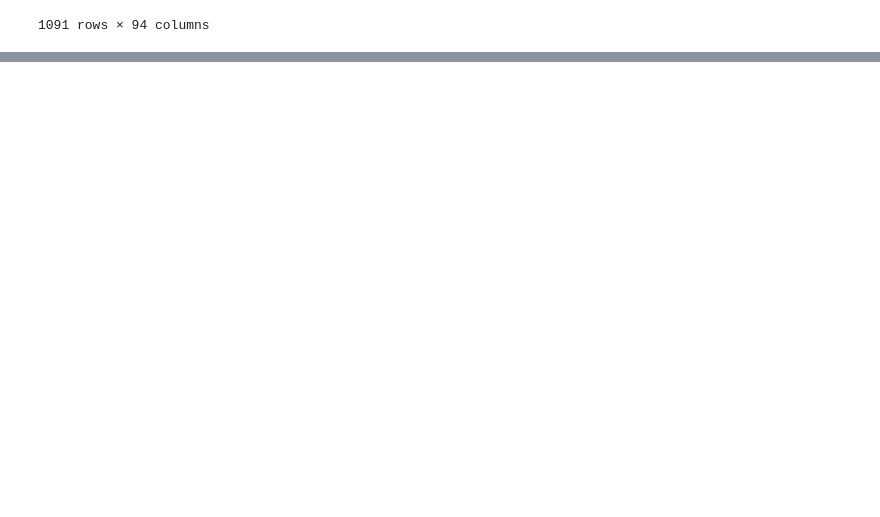
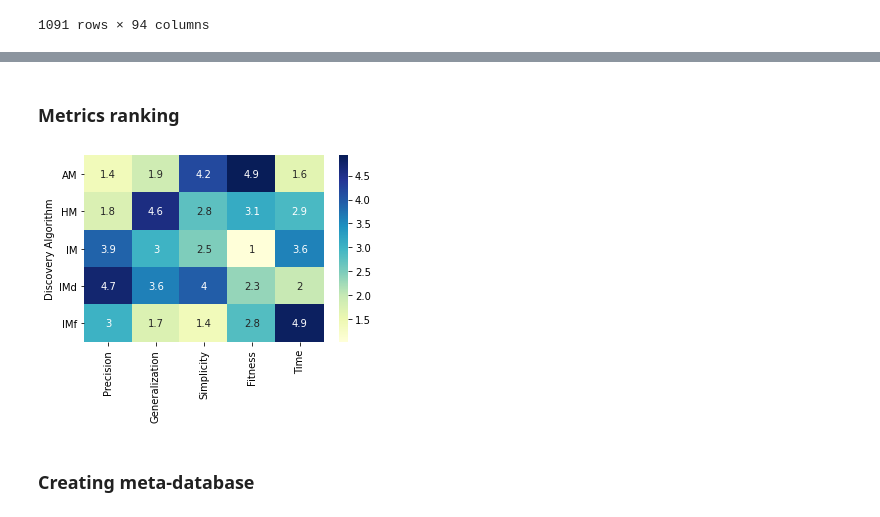
Before and after one commit to gbrltv/process_meta_learning, a Jupyter notebook: evaluation.ipynb, the cells around one changed output, grey strips where cells are left out. Cells and saved outputs as stored; diff of their text form; code cells hidden in the pictures; blank space fills up the shorter version.

```diff
--- a/evaluation.ipynb
+++ b/evaluation.ipynb
@@ -29,0 +47,3 @@ df
+# %%
+df_models = pd.read_csv("process_meta_learning/results/model_metrics.csv")
+df_models
@@ -29,0 +70,15 @@ df
+# %%
+# Model metric rankings
+df_models['log_fitness_rank'] = df_models.groupby("log")['log_fitness'].rank(method="min", ascending=False, na_option="bottom")
+df_models['precision_rank'] = df_models.groupby("log")['precision'].rank(method="min", ascending=False, na_option="bottom")
+df_models['generalization_rank'] = df_models.groupby("log")['generalization'].rank(method="min", ascending=False, na_option="bottom")
+df_models['simplicity_rank'] = df_models.groupby("log")['simplicity'].rank(method="min", ascending=False, na_option="bottom")
+
+# Time ranks
+df_models['discovery_time_rank'] = df_models.groupby("log")['discovery_time'].rank(method="min", ascending=True, na_option="bottom")
+df_models['fitness_time_rank'] = df_models.groupby("log")['fitness_time'].rank(method="min", ascending=True, na_option="bottom")
+df_models['precision_time_rank'] = df_models.groupby("log")['precision_time'].rank(method="min", ascending=True, na_option="bottom")
+df_models['generalization_time_rank'] = df_models.groupby("log")['generalization_time'].rank(method="min", ascending=True, na_option="bottom")
+df_models['simplicity_time_rank'] = df_models.groupby("log")['simplicity_time'].rank(method="min", ascending=True, na_option="bottom")
+
+df_models
@@ -29,0 +99,26 @@ df
+# %% [markdown]
+### Metrics ranking
+# %%
+import matplotlib.pyplot as plt
+import seaborn as sns
+
+metrics = [
+    "precision_rank",
+    "generalization_rank",
+    "simplicity_rank",
+    "log_fitness_rank",
+    "discovery_time_rank"
+]
+
+final_rank = df_models.groupby('variant')[metrics].mean()
+final_rank.columns = ["Precision", "Generalization", "Simplicity", "Fitness", "Time"]
+final_rank.index.name = "Discovery Algorithm"
+
+plt.figure(figsize=(5, 4))
+img = sns.heatmap(final_rank, annot=True, cmap="YlGnBu")
+plt.yticks(rotation=0)
+plt.tight_layout()
+# %% [output]
+[figure, added]
+# %% [markdown]
+### Creating meta-database
```
Also changed, not shown: parts of 24 cells of this notebook.
